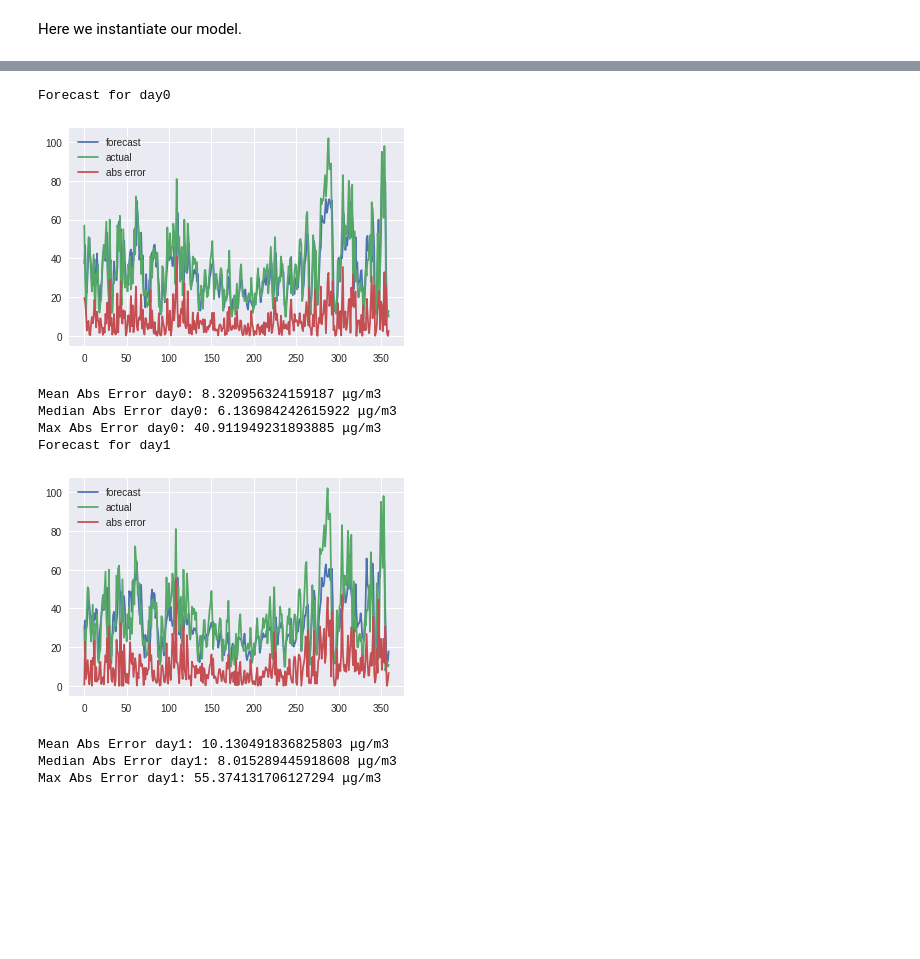
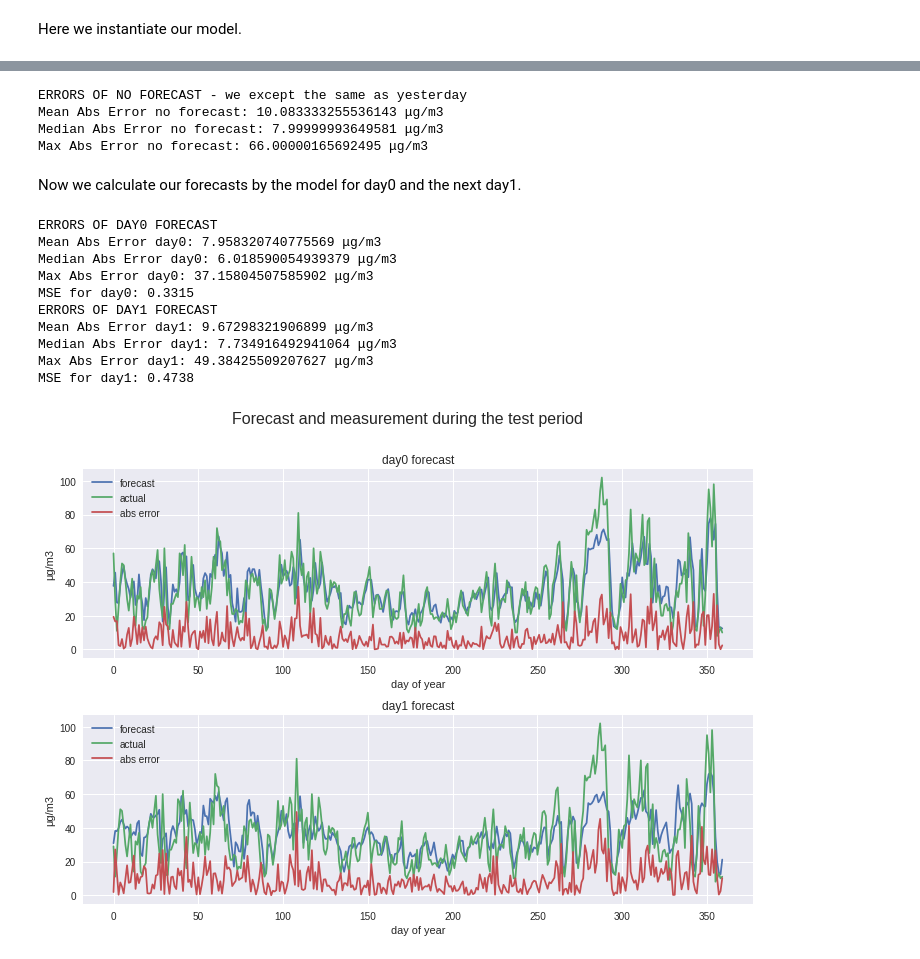
Before and after one commit to sinusgamma/Deep-learning-air-pollution-forecaster, a Jupyter notebook: pollution_forecaster.ipynb, the cells around one changed output, grey strips where cells are left out. Cells and saved outputs as stored; diff of their text form; code cells hidden in the pictures; blank space fills up the shorter version.

```diff
--- a/pollution_forecaster.ipynb
+++ b/pollution_forecaster.ipynb
@@ -383,36 +325,62 @@ abs_error_day1 = [np.abs(a - b) for a, b in zip(forecast_concentration_day1, tar
+# %%
+abs_error_day0_noforecast = [np.abs(a - b) for a, b in zip(target_concentration_day1, target_concentration_day0)]
+print("ERRORS OF NO FORECAST - we except the same as yesterday")
+print(f"Mean Abs Error no forecast: {np.mean(abs_error_day0_noforecast)} μg/m3")
+print(f"Median Abs Error no forecast: {np.median(abs_error_day0_noforecast)} μg/m3")
+print(f"Max Abs Error no forecast: {np.max(abs_error_day0_noforecast)} μg/m3")
+# %% [output]
+ERRORS OF NO FORECAST - we except the same as yesterday
+Mean Abs Error no forecast: 10.083333255536143 μg/m3
+Median Abs Error no forecast: 7.99999993649581 μg/m3
+Max Abs Error no forecast: 66.00000165692495 μg/m3
+# %% [markdown]
+Now we calculate our forecasts by the model for day0 and the next day1.
 # %%
-# plot forecast for day0
-print("Forecast for day0")
-plt.plot(forecast_concentration_day0, label='forecast')
-plt.plot(target_concentration_day0, label='actual')
-plt.plot(abs_error_day0, label='abs error')
-plt.legend(frameon=False)
-plt.show()
-# error stats:
+# error stat day0s:
+print("ERRORS OF DAY0 FORECAST")
 print(f"Mean Abs Error day0: {np.mean(abs_error_day0)} μg/m3")
 print(f"Median Abs Error day0: {np.median(abs_error_day0)} μg/m3")
 print(f"Max Abs Error day0: {np.max(abs_error_day0)} μg/m3")
+print("MSE for day0: {:.4f}".format(np.mean(test_losses_MSE[0])))
 
-
-# plot forecast for day1
-print("Forecast for day1")
-plt.plot(forecast_concentration_day1, label='forecast')
-plt.plot(target_concentration_day1, label='actual')
-plt.plot(abs_error_day1, label='abs error')
-plt.legend(frameon=False)
-plt.show()
-# error stats:
+# error stats day1:
+print("ERRORS OF DAY1 FORECAST")
 print(f"Mean Abs Error day1: {np.mean(abs_error_day1)} μg/m3")
 print(f"Median Abs Error day1: {np.median(abs_error_day1)} μg/m3")
 print(f"Max Abs Error day1: {np.max(abs_error_day1)} μg/m3")
+print("MSE for day1: {:.4f}".format(np.mean(test_losses_MSE[1])))
 # %% [output]
-Forecast for day0
+ERRORS OF DAY0 FORECAST
+Mean Abs Error day0: 7.958320740775569 μg/m3
+Median Abs Error day0: 6.018590054939379 μg/m3
+Max Abs Error day0: 37.15804507585902 μg/m3
+MSE for day0: 0.3315
+ERRORS OF DAY1 FORECAST
+Mean Abs Error day1: 9.67298321906899 μg/m3
+Median Abs Error day1: 7.734916492941064 μg/m3
+Max Abs Error day1: 49.38425509207627 μg/m3
+MSE for day1: 0.4738
-[figure, removed]
-Mean Abs Error day0: 8.320956324159187 μg/m3
-Median Abs Error day0: 6.136984242615922 μg/m3
-Max Abs Error day0: 40.911949231893885 μg/m3
-Forecast for day1
-[figure, removed]
-Mean Abs Error day1: 10.130491836825803 μg/m3
-Median Abs Error day1: 8.015289445918608 μg/m3
-Max Abs Error day1: 55.374131706127294 μg/m3
+# %%
+fig, axs = plt.subplots(2, 1, figsize=(12, 8))
+axs[0].plot(forecast_concentration_day0, label='forecast')
+axs[0].plot(target_concentration_day0, label='actual')
+axs[0].plot(abs_error_day0, label='abs error')
+axs[0].set_title('day0 forecast')
+axs[0].set_xlabel('day of year')
+axs[0].set_ylabel('μg/m3')
+axs[0].legend()
+fig.suptitle('Forecast and measurement during the test period', fontsize=16)
+
+axs[1].plot(forecast_concentration_day1, label='forecast')
+axs[1].plot(target_concentration_day1, label='actual')
+axs[1].plot(abs_error_day1, label='abs error')
+axs[1].set_title('day1 forecast')
+axs[1].set_xlabel('day of year')
+axs[1].set_ylabel('μg/m3')
+axs[1].legend()
+
+fig.subplots_adjust(hspace=0.3)
+
+plt.show()
+# %% [output]
+[figure, added]
```
Also changed, not shown: parts of 16 cells of this notebook, 10 other files.
